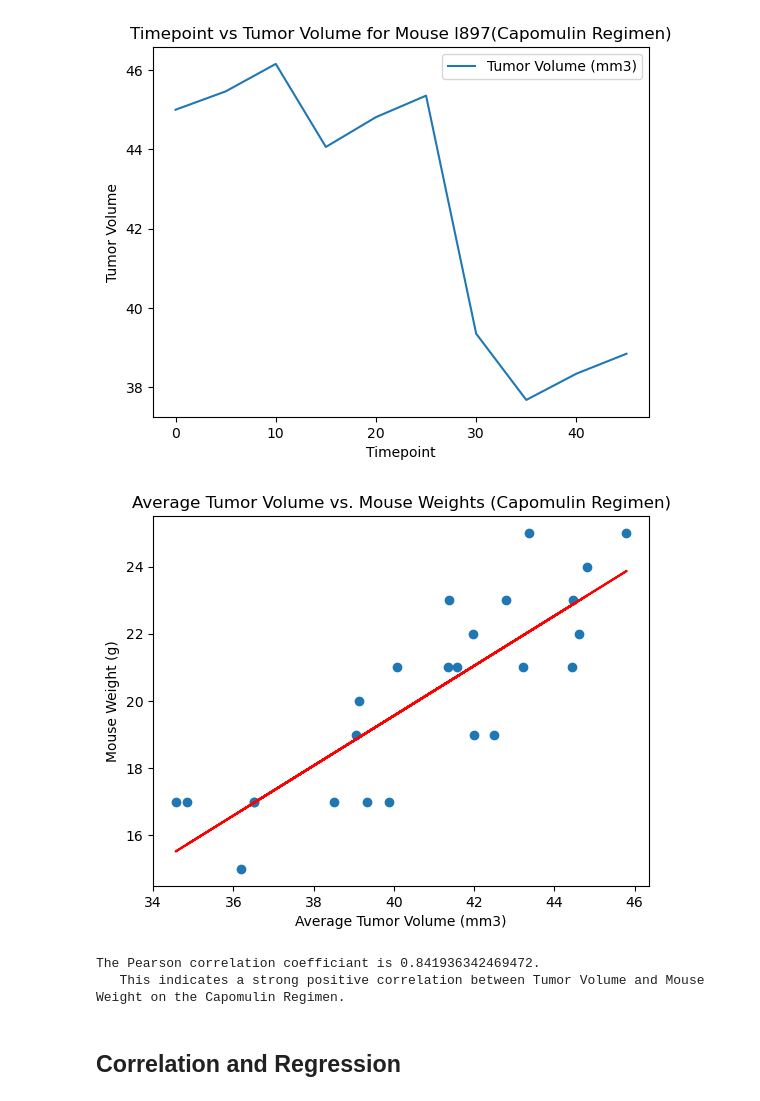
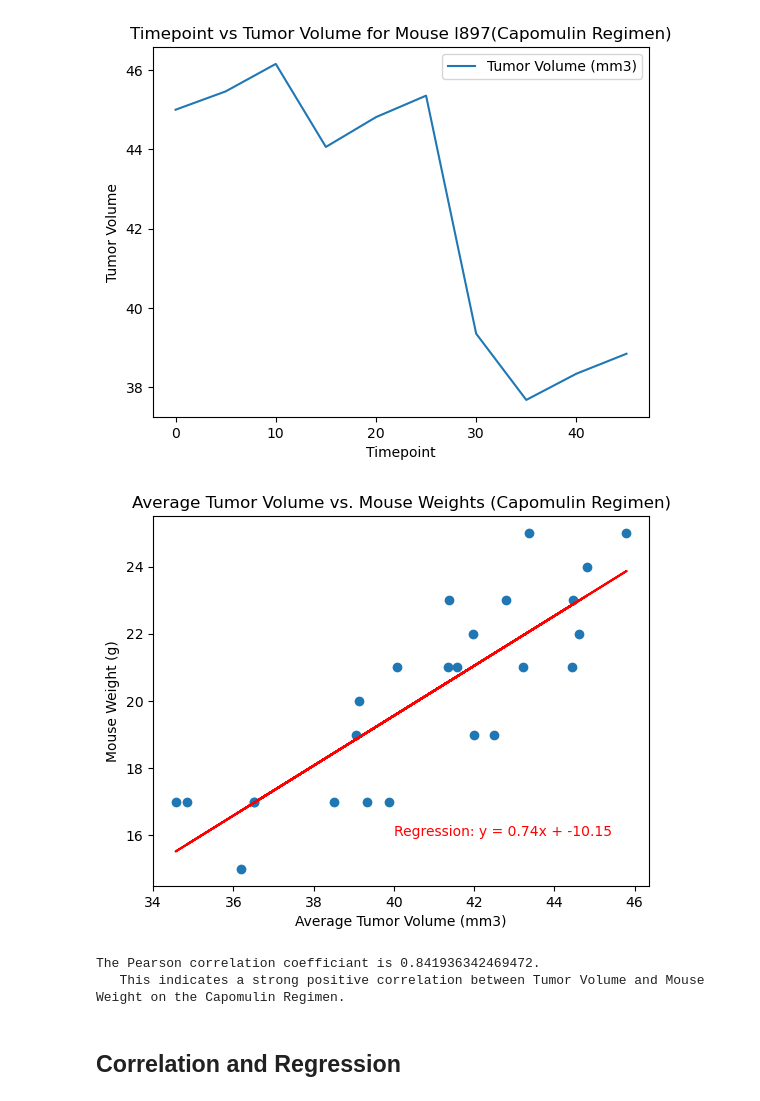
Before and after one commit to bjhepburn/Pymaceuticals-Drug-Trials, a Jupyter notebook: Pymaceuticals/pymaceuticals.ipynb, the cells around one changed output. Drawn from its saved outputs; the diff is of its cells as text; code cells hidden in the pictures.

Commit message:
Regression update

```diff
--- a/Pymaceuticals/pymaceuticals.ipynb
+++ b/Pymaceuticals/pymaceuticals.ipynb
@@ -259,23 +260,25 @@ cap_mouse_data.plot(x = 'Timepoint',y='Tumor Volume (mm3)',ylabel='Tumor Volume'
 # %%
 # Generate a scatter plot of average tumor volume vs. mouse weight for the Capomulin regimen
 # Calculate the correlation coefficient and linear regression model
 # for mouse weight and average tumor volume for the Capomulin regimen
 cap_mice_df = clean_df.loc[clean_df['Drug Regimen'] == 'Capomulin']
 cap_avg_vol = cap_mice_df.groupby('Mouse ID').mean('Tumor Volume (mm3)')
 volumes = cap_avg_vol.iloc[:,3]
 weights = cap_avg_vol.iloc[:,1]
 correlation = st.pearsonr(volumes,weights)
 (slope, intercept, rvalue, pvalue, stderr) = linregress(volumes, weights)
 regress_values = volumes * slope + intercept
+regression_equation = f"y = {round(slope,2)}x + {round(intercept,2)}"
 plt.scatter(volumes,weights)
 plt.plot(volumes,regress_values, color='red')
+plt.annotate(f'Regression: {regression_equation}',xy=[40,16],color='red')
 plt.xlabel('Average Tumor Volume (mm3)')
 plt.ylabel('Mouse Weight (g)')
 plt.title('Average Tumor Volume vs. Mouse Weights (Capomulin Regimen)')
 plt.show()
 print(f'The Pearson correlation coefficiant is {correlation.statistic}.\n   This indicates a strong positive correlation between Tumor Volume and Mouse Weight on the Capomulin Regimen.')
 # %% [output]
-[figure, old version]
+[figure, new version]
 The Pearson correlation coefficiant is 0.841936342469472.
    This indicates a strong positive correlation between Tumor Volume and Mouse Weight on the Capomulin Regimen.
 # %% [markdown]
```
Also changed, not shown: parts of 2 cells of this notebook.
